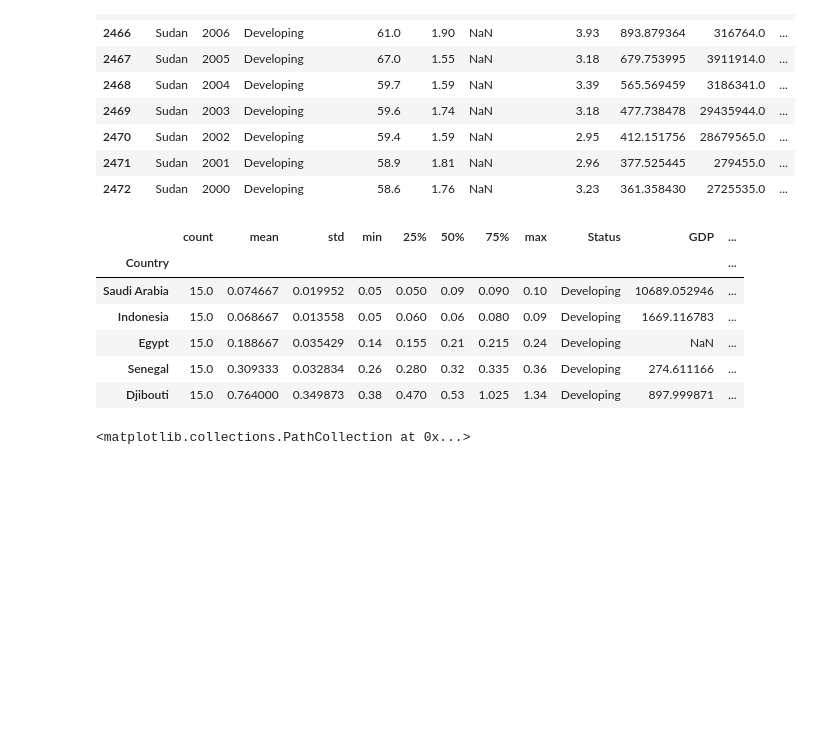
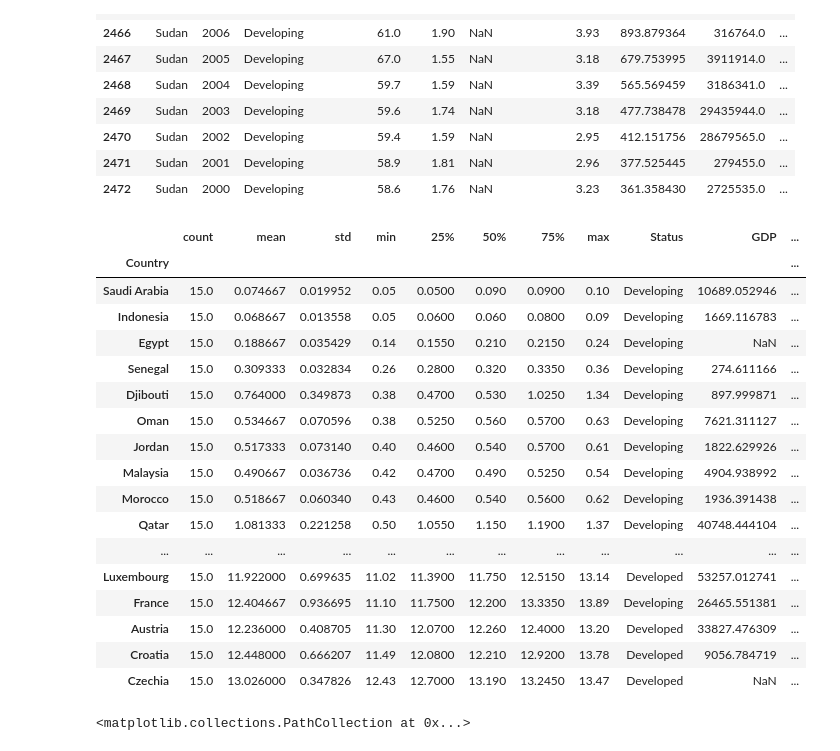
Before and after one commit to joshuadroid/tiger_team_project, a Jupyter notebook: joshfile.ipynb, the cells around one changed output. Drawn from its saved outputs; the diff is of its cells as text; code cells hidden in the pictures; blank space fills up the shorter version.

```diff
--- a/joshfile.ipynb
+++ b/joshfile.ipynb
@@ -189,19 +186,30 @@ alc_sum_table = alc_sum_table.merge(alc_df.groupby('Country')['Schooling'].agg('
 # %%
 # Do these last, these are copies of the alc sum table grouped by Status
 devd_alc_sum_table = alc_sum_table.loc[alc_sum_table['Status'] == 'Developed']
 deving_alc_sum_table = alc_sum_table.loc[alc_sum_table['Status'] == 'Developing']
-alc_sum_table.head(5)
+alc_sum_table
 
 # run for any null values? Wait to run this
 # drop_em = drop_em.dropna(axis='index', how='any')
 # %% [output]
 |  | count | mean | std | min | 25% | 50% | 75% | max | Status | GDP | ... |
 | Country |  |  |  |  |  |  |  |  |  |  | ... |
-| Saudi Arabia | 15.0 | 0.074667 | 0.019952 | 0.05 | 0.050 | 0.09 | 0.090 | 0.10 | Developing | 10689.052946 | ... |
-| Indonesia | 15.0 | 0.068667 | 0.013558 | 0.05 | 0.060 | 0.06 | 0.080 | 0.09 | Developing | 1669.116783 | ... |
-| Egypt | 15.0 | 0.188667 | 0.035429 | 0.14 | 0.155 | 0.21 | 0.215 | 0.24 | Developing | NaN | ... |
-| Senegal | 15.0 | 0.309333 | 0.032834 | 0.26 | 0.280 | 0.32 | 0.335 | 0.36 | Developing | 274.611166 | ... |
-| Djibouti | 15.0 | 0.764000 | 0.349873 | 0.38 | 0.470 | 0.53 | 1.025 | 1.34 | Developing | 897.999871 | ... |
+| Saudi Arabia | 15.0 | 0.074667 | 0.019952 | 0.05 | 0.0500 | 0.090 | 0.0900 | 0.10 | Developing | 10689.052946 | ... |
+| Indonesia | 15.0 | 0.068667 | 0.013558 | 0.05 | 0.0600 | 0.060 | 0.0800 | 0.09 | Developing | 1669.116783 | ... |
+| Egypt | 15.0 | 0.188667 | 0.035429 | 0.14 | 0.1550 | 0.210 | 0.2150 | 0.24 | Developing | NaN | ... |
+| Senegal | 15.0 | 0.309333 | 0.032834 | 0.26 | 0.2800 | 0.320 | 0.3350 | 0.36 | Developing | 274.611166 | ... |
+| Djibouti | 15.0 | 0.764000 | 0.349873 | 0.38 | 0.4700 | 0.530 | 1.0250 | 1.34 | Developing | 897.999871 | ... |
+| Oman | 15.0 | 0.534667 | 0.070596 | 0.38 | 0.5250 | 0.560 | 0.5700 | 0.63 | Developing | 7621.311127 | ... |
+| Jordan | 15.0 | 0.517333 | 0.073140 | 0.40 | 0.4600 | 0.540 | 0.5700 | 0.61 | Developing | 1822.629926 | ... |
+| Malaysia | 15.0 | 0.490667 | 0.036736 | 0.42 | 0.4700 | 0.490 | 0.5250 | 0.54 | Developing | 4904.938992 | ... |
+| Morocco | 15.0 | 0.518667 | 0.060340 | 0.43 | 0.4600 | 0.540 | 0.5600 | 0.62 | Developing | 1936.391438 | ... |
+| Qatar | 15.0 | 1.081333 | 0.221258 | 0.50 | 1.0550 | 1.150 | 1.1900 | 1.37 | Developing | 40748.444104 | ... |
+| ... | ... | ... | ... | ... | ... | ... | ... | ... | ... | ... | ... |
+| Luxembourg | 15.0 | 11.922000 | 0.699635 | 11.02 | 11.3900 | 11.750 | 12.5150 | 13.14 | Developed | 53257.012741 | ... |
+| France | 15.0 | 12.404667 | 0.936695 | 11.10 | 11.7500 | 12.200 | 13.3350 | 13.89 | Developing | 26465.551381 | ... |
+| Austria | 15.0 | 12.236000 | 0.408705 | 11.30 | 12.0700 | 12.260 | 12.4000 | 13.20 | Developed | 33827.476309 | ... |
+| Croatia | 15.0 | 12.448000 | 0.666207 | 11.49 | 12.0800 | 12.210 | 12.9200 | 13.78 | Developed | 9056.784719 | ... |
+| Czechia | 15.0 | 13.026000 | 0.347826 | 12.43 | 12.7000 | 13.190 | 13.2450 | 13.47 | Developed | NaN | ... |
 # %%
 # Alcohol consumption x, GDP y
 plt.scatter(deving_alc_sum_table.iloc[:,1], deving_alc_sum_table.iloc[:,9])
```
Also changed, not shown: parts of 5 cells of this notebook.
